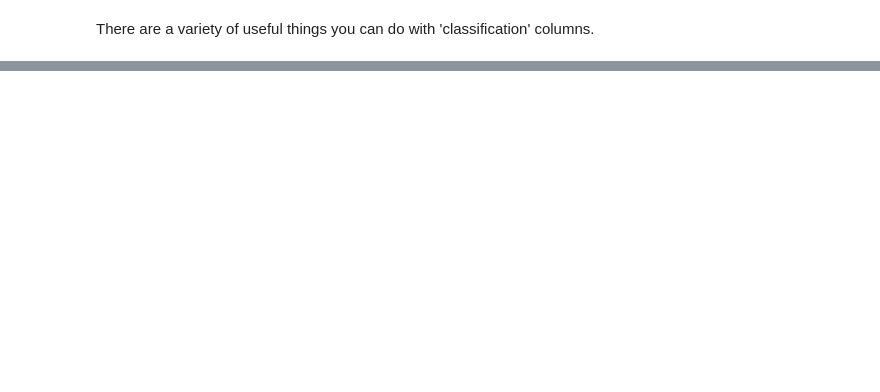
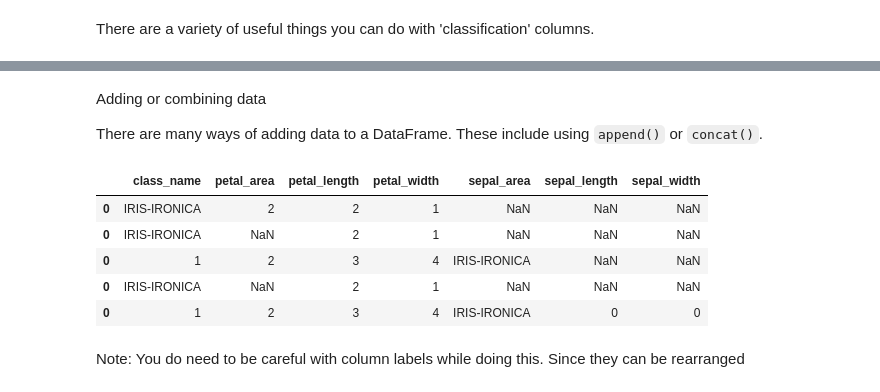
Before and after one commit to bleemsz/thw_intro_pandas, a Jupyter notebook: intro_pandas.ipynb, the cells around one changed output, grey strips where cells are left out. Saved outputs shown, nothing was run; the diff lists cells and outputs as text; code cells hidden in the pictures; blank space fills up the shorter version.

````diff
--- a/intro_pandas.ipynb
+++ b/intro_pandas.ipynb
@@ -347,0 +371,24 @@ This can similarly be used to filter for data
+# %% [markdown]
+Adding or combining data
+
+There are many ways of adding data to a DataFrame. These include using ```append()``` or ```concat()```.
+# %%
+# build a 1-row DataFrame from a list and add with append
+new = pd.DataFrame([[1.,2.,'IRIS-IRONICA']],columns=['petal_width','petal_length','class_name'])
+
+df = df.append(new)
+
+# same thing using columns from df
+newer = pd.DataFrame([[1.,2.,3.,4.,'IRIS-IRONICA',0.,0.]],columns=df.columns)
+df = df.append(newer)
+
+df.tail()
+# %% [output]
+|  | class_name | petal_area | petal_length | petal_width | sepal_area | sepal_length | sepal_width |
+| 0 | IRIS-IRONICA | 2 | 2 | 1 | NaN | NaN | NaN |
+| 0 | IRIS-IRONICA | NaN | 2 | 1 | NaN | NaN | NaN |
+| 0 | 1 | 2 | 3 | 4 | IRIS-IRONICA | NaN | NaN |
+| 0 | IRIS-IRONICA | NaN | 2 | 1 | NaN | NaN | NaN |
+| 0 | 1 | 2 | 3 | 4 | IRIS-IRONICA | 0 | 0 |
+# %% [markdown]
+Note: You do  need to be careful with column labels while doing this. Since they can be rearranged
````
Also changed, not shown: parts of 12 cells of this notebook.
